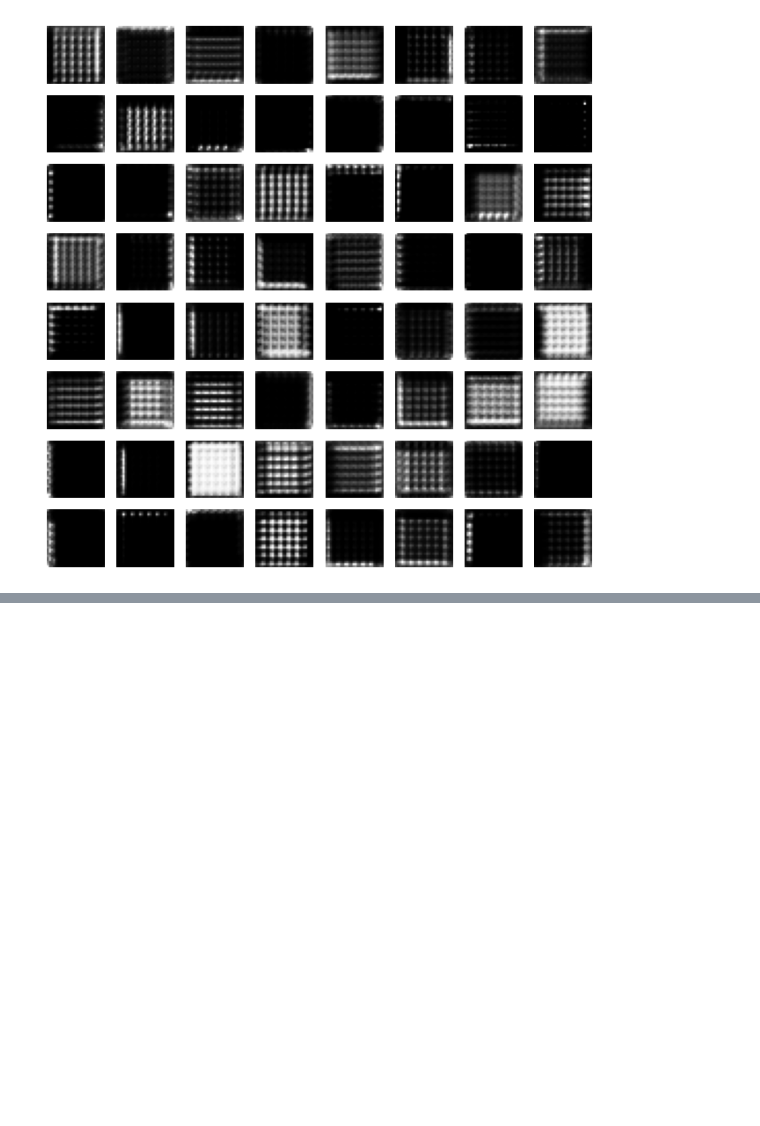
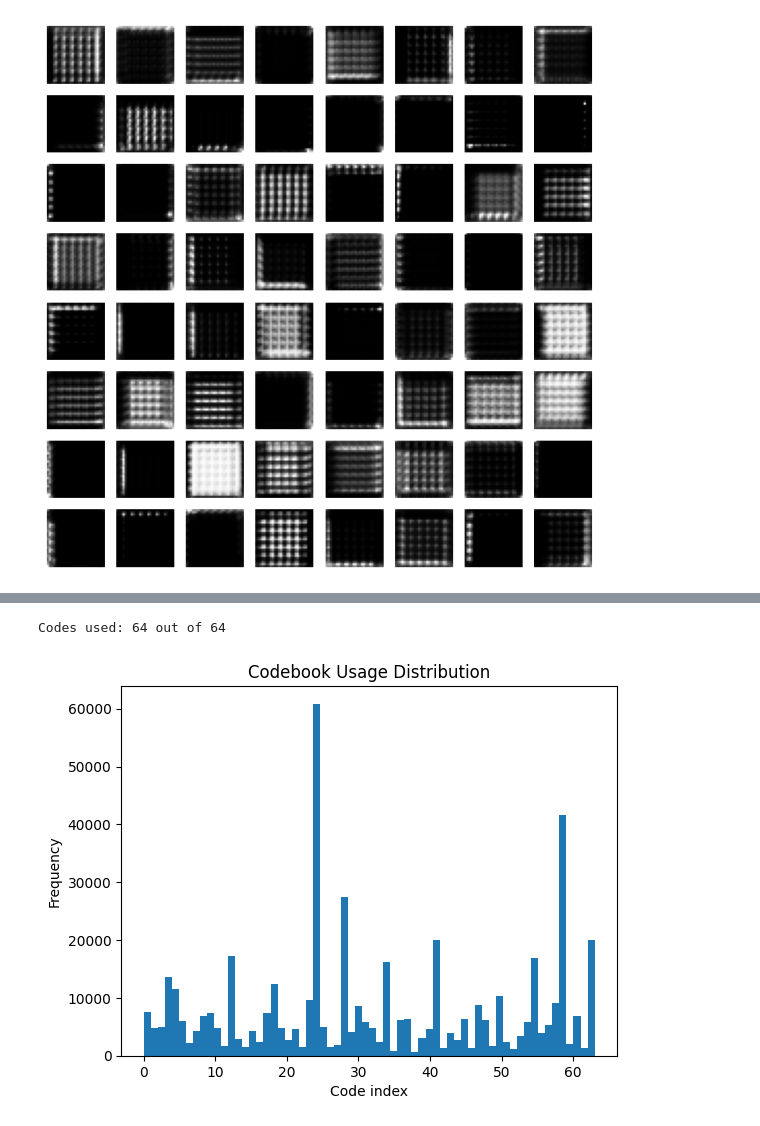
Before and after one commit to Ak62007/Deep-Generative-Modelling, a Jupyter notebook: notebooks/VQ_VAE.ipynb, the cells around one changed output, grey strips where cells are left out. Cells and saved outputs as stored; diff of their text form; code cells hidden in the pictures; blank space fills up the shorter version.

```diff
--- a/notebooks/VQ_VAE.ipynb
+++ b/notebooks/VQ_VAE.ipynb
@@ -441,0 +820,11 @@ def visualize_codebook_activation(model: VQ_VAE, dataloader: DataLoader):
+# %%
+def check_codebook_usage(model, dataloader, K):
+    indices = encode_dataset(model, dataloader)
+    unique_codes = indices.unique()
+    print(f"Codes used: {len(unique_codes)} out of {K}")
+
+    plt.hist(indices.flatten().numpy(), bins=K)
+    plt.title("Codebook Usage Distribution")
+    plt.xlabel("Code index")
+    plt.ylabel("Frequency")
+    plt.show()
@@ -441,0 +833,4 @@ def visualize_codebook_activation(model: VQ_VAE, dataloader: DataLoader):
+# %%
+vqvae_model_path = project_root / "data" / "w_vqvae_checkpoint.pth"
+# %%
+vq_vae_checkpoint = torch.load(str(vqvae_model_path), map_location=device)
@@ -441,0 +910,9 @@ def visualize_codebook_activation(model: VQ_VAE, dataloader: DataLoader):
+# %%
+check_codebook_usage(
+    model=loaded_vqvae,
+    dataloader=test_dataloader,
+    K=loaded_K
+)
+# %% [output]
+Codes used: 64 out of 64
+[figure, added]
```
Also changed, not shown: parts of 47 cells of this notebook, 1 other file.
